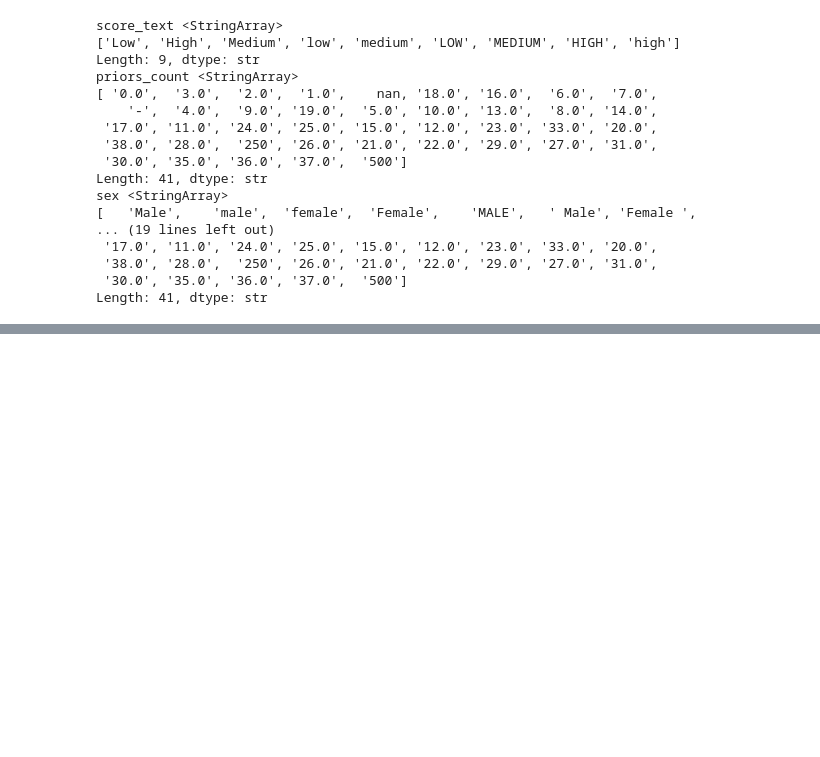
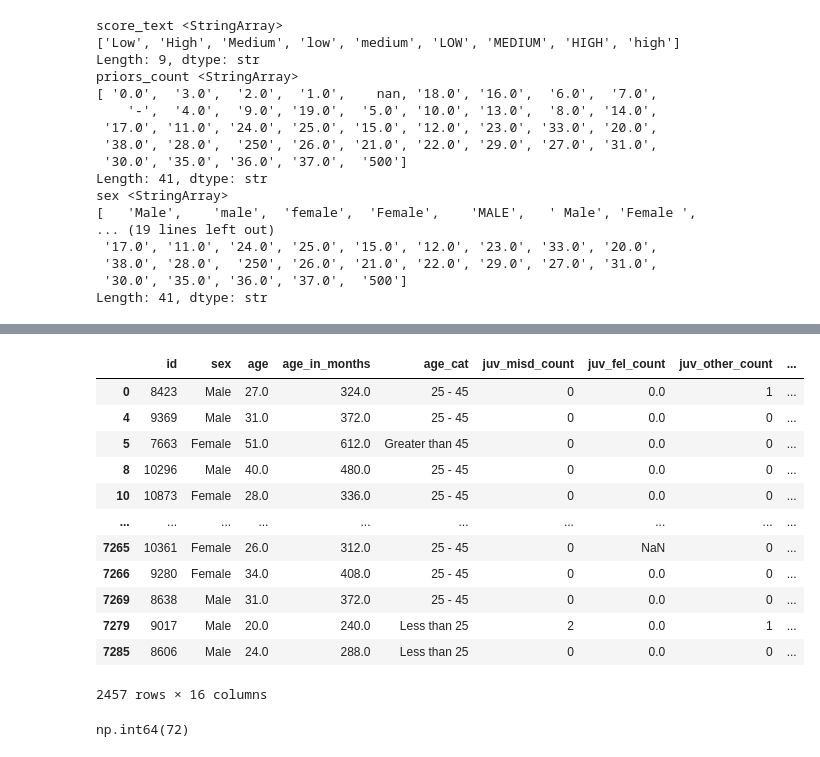
Before and after one commit to Dari212/ETAI-Pipeline, a Jupyter notebook: notebooks/01-explore-data.ipynb, the cells around one changed output, grey strips where cells are left out. Saved outputs shown, nothing was run; the diff lists cells and outputs as text; code cells hidden in the pictures; blank space fills up the shorter version.

```diff
--- a/notebooks/01-explore-data.ipynb
+++ b/notebooks/01-explore-data.ipynb
@@ -113,0 +349,20 @@ TypeError: 'Series' object is not callable
+# %%
+df[df['id']>7286]
+# %% [output]
+|  | id | sex | age | age_in_months | age_cat | juv_misd_count | juv_fel_count | juv_other_count | ... |
+| 0 | 8423 | Male | 27.0 | 324.0 | 25 - 45 | 0 | 0.0 | 1 | ... |
+| 4 | 9369 | Male | 31.0 | 372.0 | 25 - 45 | 0 | 0.0 | 0 | ... |
+| 5 | 7663 | Female | 51.0 | 612.0 | Greater than 45 | 0 | 0.0 | 0 | ... |
+| 8 | 10296 | Male | 40.0 | 480.0 | 25 - 45 | 0 | 0.0 | 0 | ... |
+| 10 | 10873 | Female | 28.0 | 336.0 | 25 - 45 | 0 | 0.0 | 0 | ... |
+| ... | ... | ... | ... | ... | ... | ... | ... | ... | ... |
+| 7265 | 10361 | Female | 26.0 | 312.0 | 25 - 45 | 0 | NaN | 0 | ... |
+| 7266 | 9280 | Female | 34.0 | 408.0 | 25 - 45 | 0 | 0.0 | 0 | ... |
+| 7269 | 8638 | Male | 31.0 | 372.0 | 25 - 45 | 0 | 0.0 | 0 | ... |
+| 7279 | 9017 | Male | 20.0 | 240.0 | Less than 25 | 2 | 0.0 | 1 | ... |
+| 7285 | 8606 | Male | 24.0 | 288.0 | Less than 25 | 0 | 0.0 | 0 | ... |
+2457 rows × 16 columns
+# %%
+df.duplicated().sum()
+# %% [output]
+np.int64(72)
```
Also changed, not shown: parts of 29 cells of this notebook.
